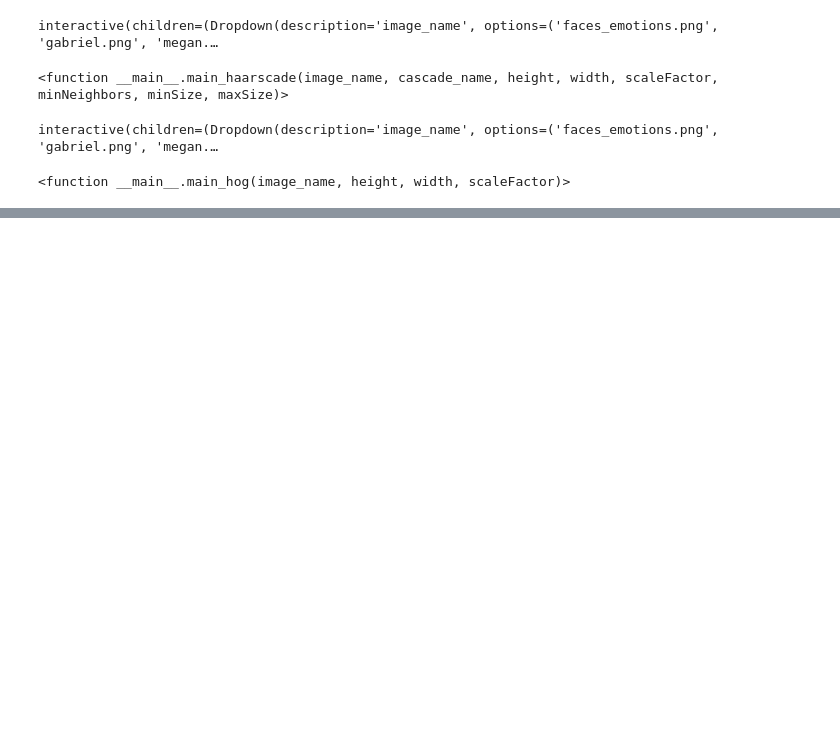
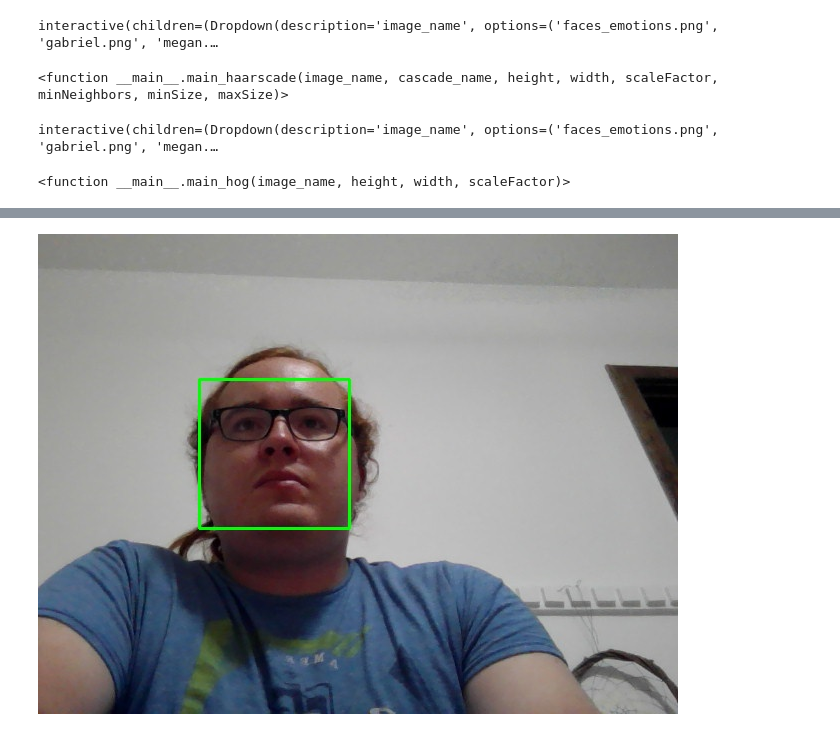
Before and after one commit to rodrigoschardong/Digital-Image-Processing, a Jupyter notebook: Face Detection/facial_detection_Example.ipynb, the cells around one changed output, grey strips where cells are left out. Saved outputs shown, nothing was run; the diff lists cells and outputs as text; code cells hidden in the pictures; blank space fills up the shorter version.

```diff
--- a/Face Detection/facial_detection_Example.ipynb
+++ b/Face Detection/facial_detection_Example.ipynb
@@ -62,0 +94,55 @@ interactive(children=(Dropdown(description='image_name', options=('faces_emotion
+# %%
+import matplotlib.pyplot as plt
+import cv2
+import numpy as np
+from IPython.display import display, Image
+import ipywidgets as widgets
+import threading
+import time
+
+from facial_detection import FaceDetection
+
+# Stop button
+# ================
+stopButton = widgets.ToggleButton(
+    value=False,
+    description='Stop',
+    disabled=False,
+    button_style='danger', # 'success', 'info', 'warning', 'danger' or ''
+    tooltip='Description',
+    icon='square' # (FontAwesome names without the `fa-` prefix)
+)
+
+
+# Display function
+# ================
+def view(button):
+
+    facesImgPath = "./images"
+    image_name = "test.jpg"
+    faceDetection = FaceDetection(facesImgPath + "/" + image_name)
+
+
+    cap = cv2.VideoCapture(0)
+    display_handle=display(None, display_id=True)
+    i = 0
+    while True:
+        _, frame = cap.read()
+        frame = cv2.flip(frame, 1) # if your camera reverses your image
+        faceDetection.lastImage = frame.copy()
+        faceDetection.FaceDetectHOG(0)
+        _, frame = cv2.imencode('.jpeg', faceDetection.lastImage)
+        display_handle.update(Image(data=frame.tobytes()))
+        if stopButton.value==True:
+            cap.release()
+            display_handle.update(None)
+
+# Run
+# ================
+#display(stopButton)
+#thread = threading.Thread(target=view, args=(stopButton,))
+#thread.start()
+
+view(stopButton)
+# %% [output]
+[figure, added]
```
Also changed, not shown: parts of 2 cells of this notebook, 2 other files.
